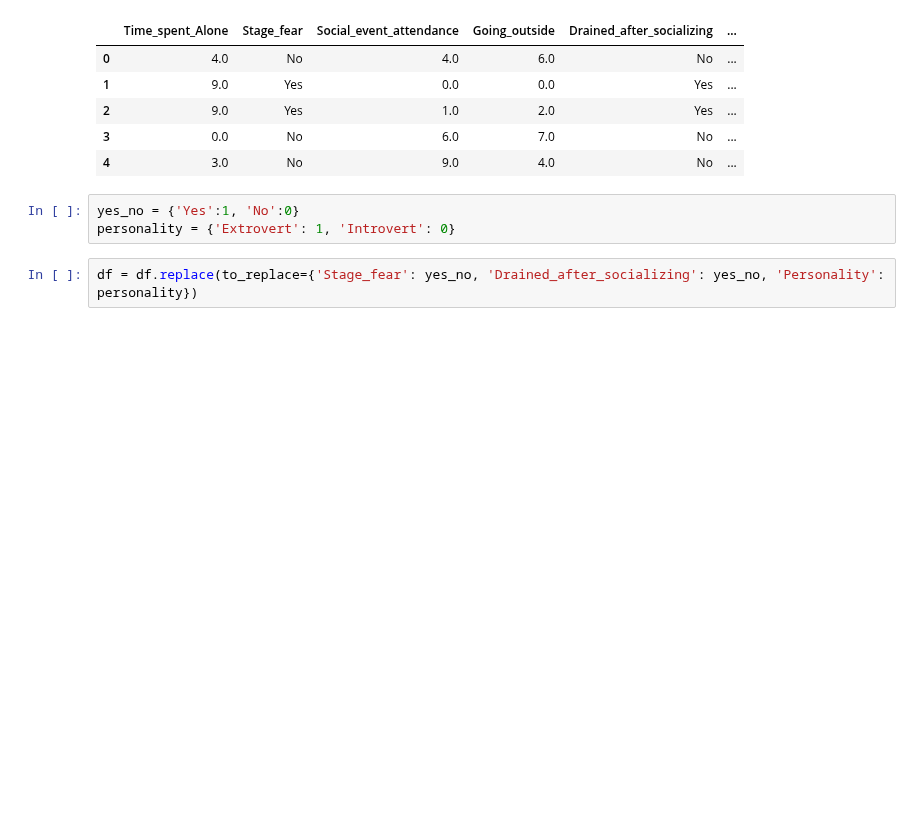
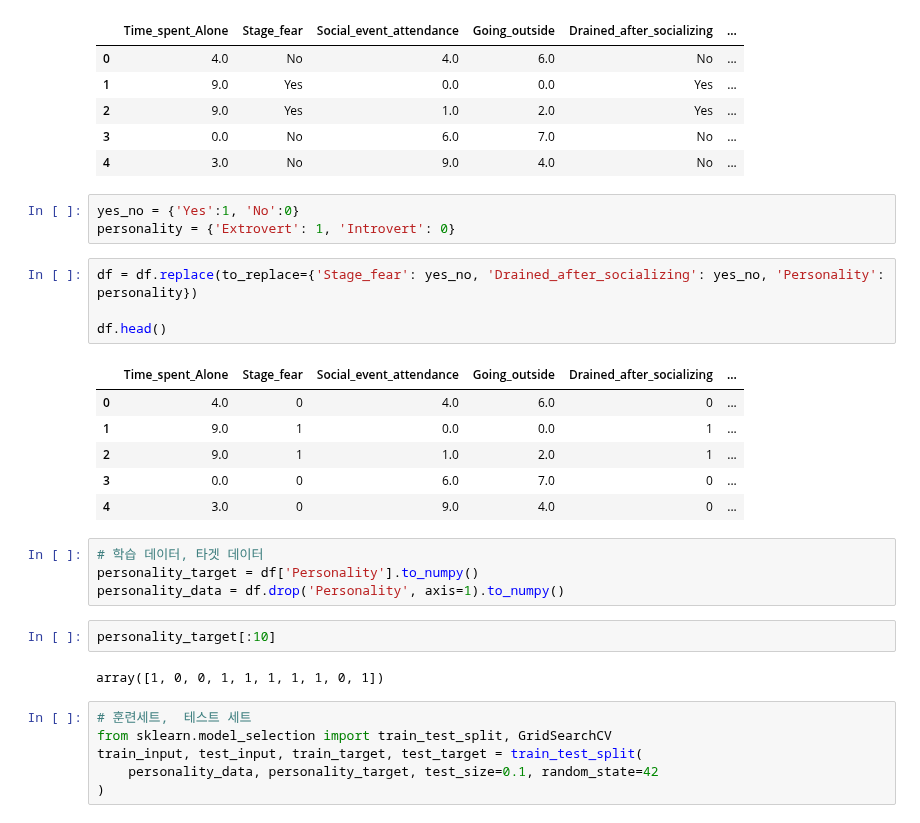
Before and after one commit to yonggyo1125/ai_class_source, a Jupyter notebook: 09 핀테크 머신러닝과 딥러닝 이해/source/personality/train.ipynb, the cells around one changed output. Cells and saved outputs as stored; diff of their text form; blank space fills up the shorter version.

```diff
--- a/09 핀테크 머신러닝과 딥러닝 이해/source/personality/train.ipynb
+++ b/09 핀테크 머신러닝과 딥러닝 이해/source/personality/train.ipynb
@@ -14,3 +14,26 @@ yes_no = {'Yes':1, 'No':0}
 personality = {'Extrovert': 1, 'Introvert': 0}
 # %%
 df = df.replace(to_replace={'Stage_fear': yes_no, 'Drained_after_socializing': yes_no, 'Personality': personality})
+
+df.head()
+# %% [output]
+|  | Time_spent_Alone | Stage_fear | Social_event_attendance | Going_outside | Drained_after_socializing | ... |
+| 0 | 4.0 | 0 | 4.0 | 6.0 | 0 | ... |
+| 1 | 9.0 | 1 | 0.0 | 0.0 | 1 | ... |
+| 2 | 9.0 | 1 | 1.0 | 2.0 | 1 | ... |
+| 3 | 0.0 | 0 | 6.0 | 7.0 | 0 | ... |
+| 4 | 3.0 | 0 | 9.0 | 4.0 | 0 | ... |
+# %%
+# 학습 데이터, 타겟 데이터
+personality_target = df['Personality'].to_numpy()
+personality_data = df.drop('Personality', axis=1).to_numpy()
+# %%
+personality_target[:10]
+# %% [output]
+array([1, 0, 0, 1, 1, 1, 1, 1, 0, 1])
+# %%
+# 훈련세트,  테스트 세트
+from sklearn.model_selection import train_test_split, GridSearchCV
+train_input, test_input, train_target, test_target = train_test_split(
+    personality_data, personality_target, test_size=0.1, random_state=42
+)
```
Also changed, not shown: parts of 5 cells of this notebook.
